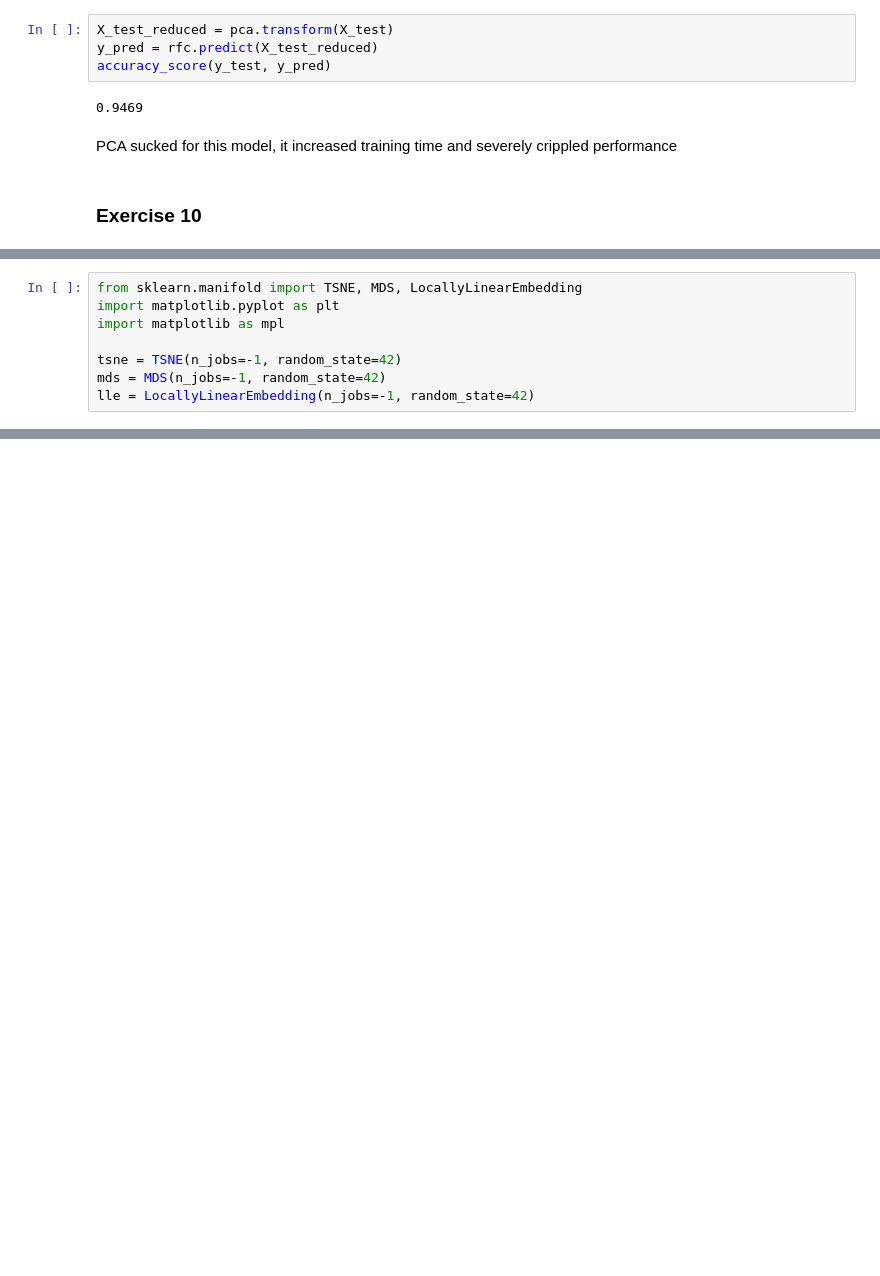
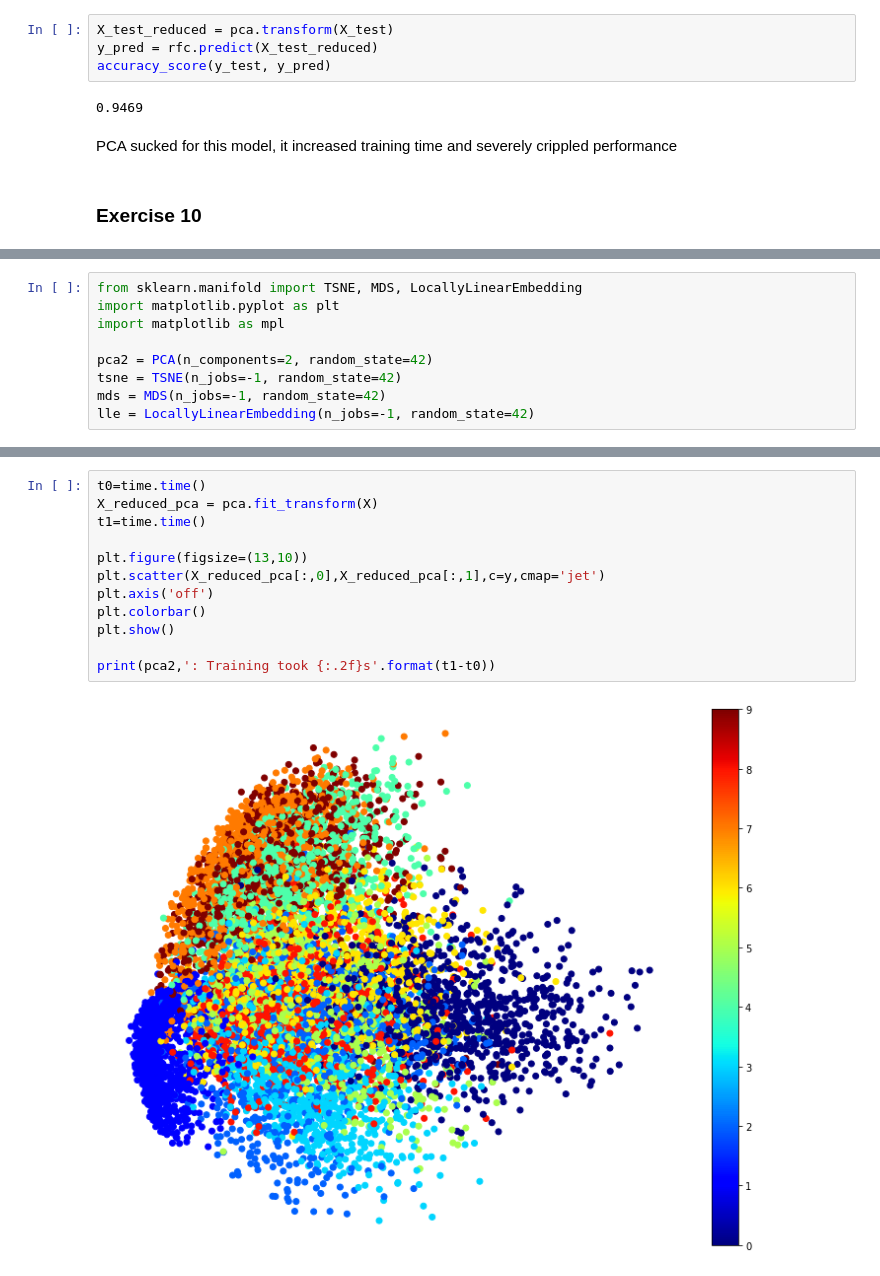
Before and after one commit to adrijh/homl-notebooks, a Jupyter notebook: ch8ex/ex9_10.ipynb, the cells around one changed output, grey strips where cells are left out. Cells and saved outputs as stored; diff of their text form; blank space fills up the shorter version.

```diff
--- a/ch8ex/ex9_10.ipynb
+++ b/ch8ex/ex9_10.ipynb
@@ -61,6 +62,7 @@ from sklearn.manifold import TSNE, MDS, LocallyLinearEmbedding
 import matplotlib.pyplot as plt
 import matplotlib as mpl
 
+pca2 = PCA(n_components=2, random_state=42)
 tsne = TSNE(n_jobs=-1, random_state=42)
 mds = MDS(n_jobs=-1, random_state=42)
 lle = LocallyLinearEmbedding(n_jobs=-1, random_state=42)
@@ -91,0 +84,14 @@ array([['7'],
+# %%
+t0=time.time()
+X_reduced_pca = pca.fit_transform(X)
+t1=time.time()
+
+plt.figure(figsize=(13,10))
+plt.scatter(X_reduced_pca[:,0],X_reduced_pca[:,1],c=y,cmap='jet')
+plt.axis('off')
+plt.colorbar()
+plt.show()
+
+print(pca2,': Training took {:.2f}s'.format(t1-t0))
+# %% [output]
+[figure, added]
```
Also changed, not shown: parts of 15 cells of this notebook.
